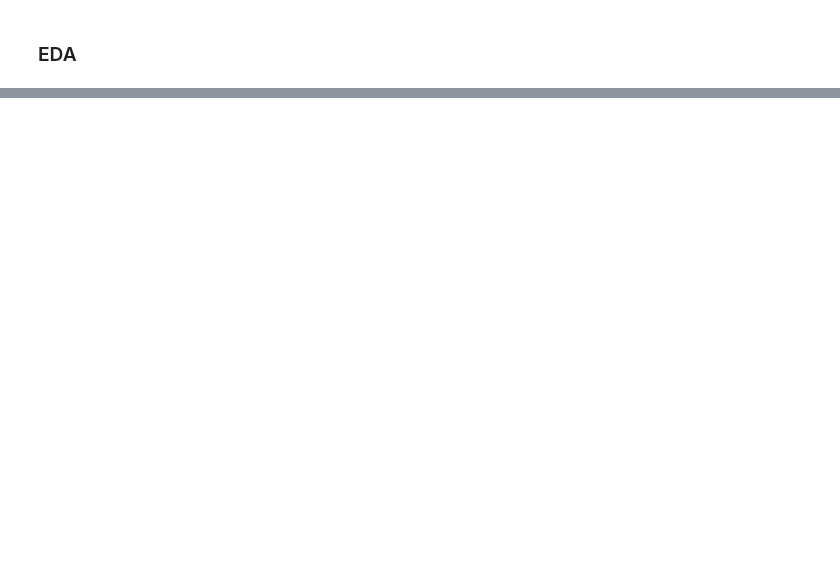
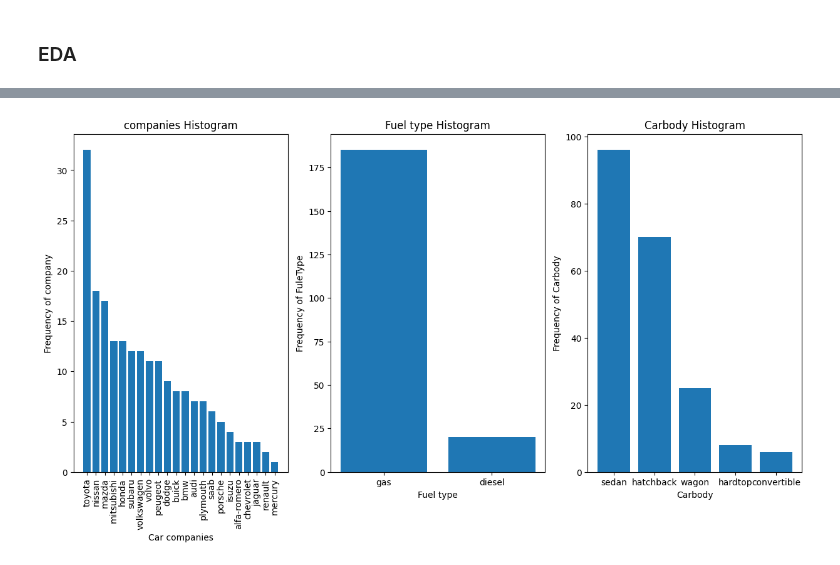
Before and after one commit to Aravind22s/MY-LEARNINGS, a Jupyter notebook: DA-DS-ML-DL/Practice/regression_practice2.ipynb, the cells around one changed output, grey strips where cells are left out. Saved outputs shown, nothing was run; the diff lists cells and outputs as text; code cells hidden in the pictures; blank space fills up the shorter version.

```diff
--- a/DA-DS-ML-DL/Practice/regression_practice2.ipynb
+++ b/DA-DS-ML-DL/Practice/regression_practice2.ipynb
@@ -161,0 +164,29 @@ plt.show()
+# %%
+
+plt.figure(figsize=(15,7))
+
+plt.subplot(1,3,1)
+plt1 = df['CompanyName'].value_counts()
+plt.bar(plt1.index,plt1.values)
+plt.title("companies Histogram")
+plt.xlabel('Car companies')
+plt.ylabel('Frequency of company')
+plt.xticks(rotation=90)
+
+plt.subplot(1,3,2)
+plt2 = df['fueltype'].value_counts()
+plt.bar(plt2.index,plt2.values)
+plt.title("Fuel type Histogram")
+plt.xlabel('Fuel type')
+plt.ylabel('Frequency of FuleType')
+
+plt.subplot(1,3,3)
+plt3 = df['carbody'].value_counts()
+plt.bar(plt3.index,plt3.values)
+plt.title("Carbody Histogram")
+plt.xlabel('Carbody')
+plt.ylabel('Frequency of Carbody')
+
+plt.show()
+# %% [output]
+[figure, added]
```
Also changed, not shown: parts of 31 cells of this notebook.
